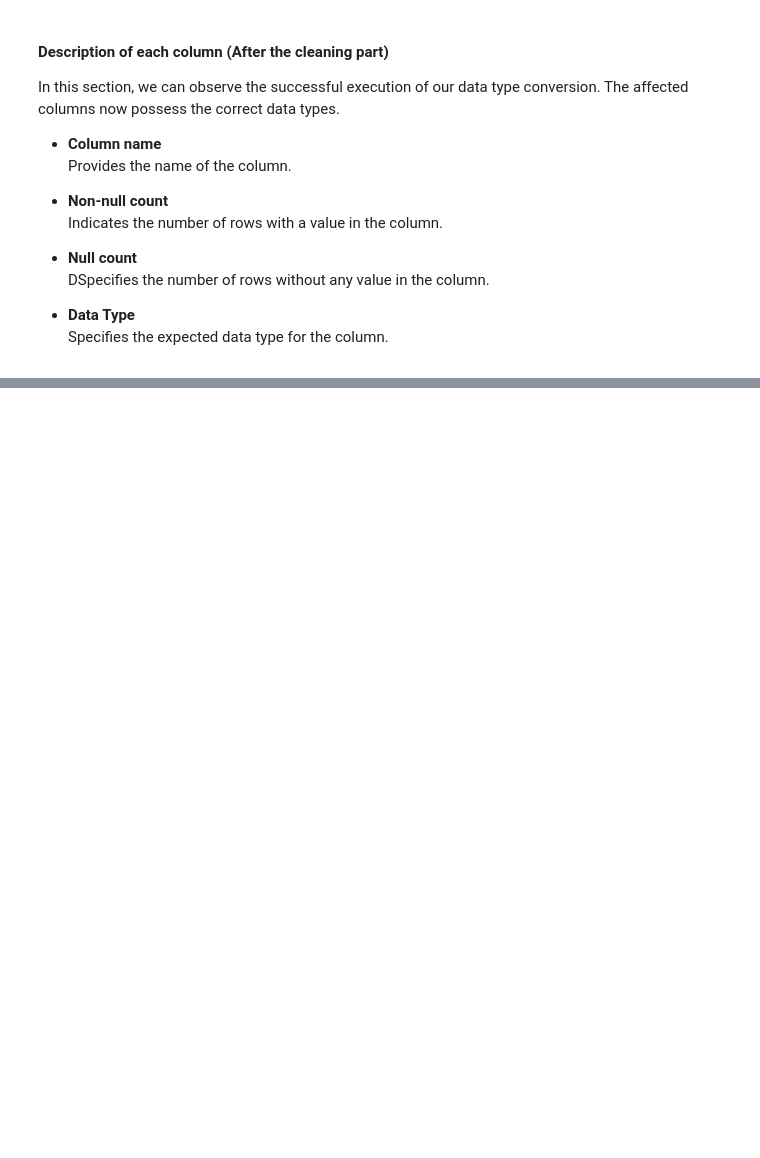
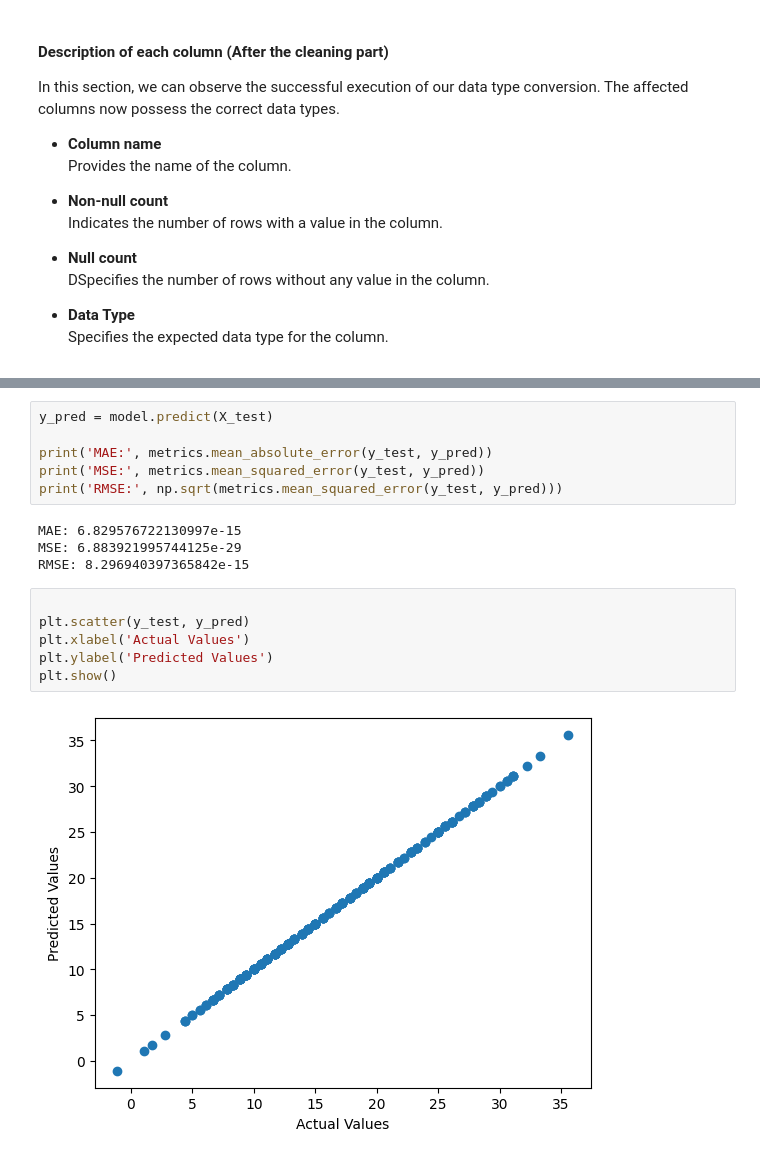
Before and after one commit to carlo98100/AIProjects, a Jupyter notebook: WeatherPrediction/WeatherPrediction.ipynb, the cells around one changed output, grey strips where cells are left out. Saved outputs shown, nothing was run; the diff lists cells and outputs as text; blank space fills up the shorter version.

```diff
--- a/WeatherPrediction/WeatherPrediction.ipynb
+++ b/WeatherPrediction/WeatherPrediction.ipynb
@@ -158,0 +278,18 @@ data_columns_info
+# %%
+y_pred = model.predict(X_test)
+
+print('MAE:', metrics.mean_absolute_error(y_test, y_pred))
+print('MSE:', metrics.mean_squared_error(y_test, y_pred))
+print('RMSE:', np.sqrt(metrics.mean_squared_error(y_test, y_pred)))
+# %% [output]
+MAE: 6.829576722130997e-15
+MSE: 6.883921995744125e-29
+RMSE: 8.296940397365842e-15
+# %%
+
+plt.scatter(y_test, y_pred)
+plt.xlabel('Actual Values')
+plt.ylabel('Predicted Values')
+plt.show()
+# %% [output]
+[figure, added]
```
Also changed, not shown: parts of 18 cells of this notebook, 1 other file.
